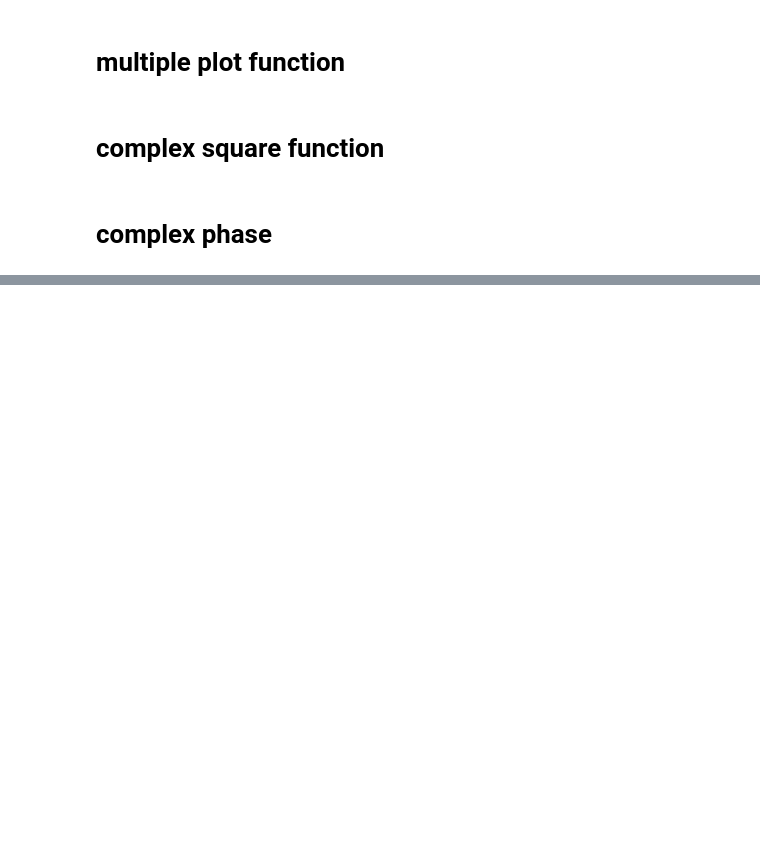
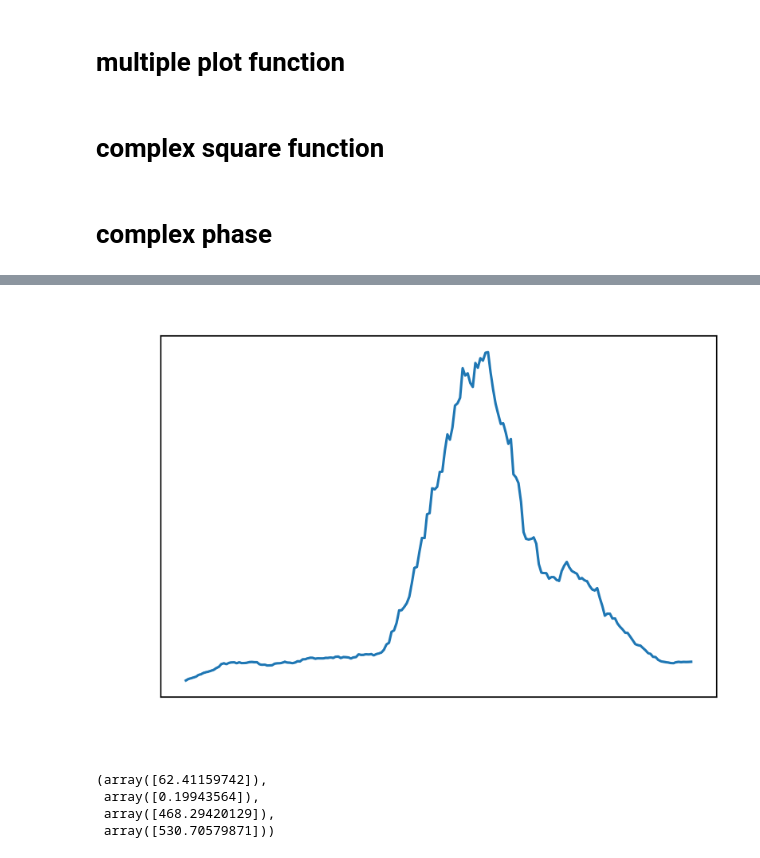
Before and after one commit to tommychinwj/HiddenSiVCenter, a Jupyter notebook: rand6.ipynb, the cells around one changed output, grey strips where cells are left out. Drawn from its saved outputs; the diff is of its cells as text; code cells hidden in the pictures; blank space fills up the shorter version.

Commit message:
filter noise, in progress of measuring FWHM

```diff
--- a/rand6.ipynb
+++ b/rand6.ipynb
@@ -3,6 +3,7 @@ import numpy as np
 import matplotlib.pyplot as plt
 import numba
 import cmath
+import scipy.signal as spsig
 # plt.style.use('seaborn-pastel')
 plt.rcParams['font.family'] = 'sans-serif'
 COLOR = 'w'
@@ -20,8 +21,8 @@ plt.rcParams['savefig.dpi'] = 800
 # plt.rcParams['image.cmap'] = 'coolwarm'
 plt.rcParams['image.cmap'] = 'viridis'
 
-res = 400
-MC_N = int(1e4)
+res = 200
+MC_N = int(1e3)
 peakVals = 1
 # %% [markdown]
 # parameters
@@ -43,14 +44,14 @@ gamma_10 = 1.33e-3  # 28 GHz p.3 or 1.33 Ghz p.5 Smallwood PRL
 
 poi = -0.2  # Poisson ratio of diamond, Kelsey
 
-# nu_t = np.linspace(402.25, 409.5, res)
-# nu_tau = np.linspace(-409.5, -402.25, res)
+nu_t = np.linspace(402.25, 409.5, res)
+nu_tau = np.linspace(-409.5, -402.25, res)
 
 # nu_t = np.linspace(405.5, 408.75, res)
 # nu_tau = np.linspace(-408.75, -405.5, res)
 
-nu_t = np.linspace(-0.5, 0.5, res)
-nu_tau = np.linspace(-0.5, 0.5, res)
+# nu_t = np.linspace(-0.5, 0.5, res)
+# nu_tau = np.linspace(-0.5, 0.5, res)
 # %% [markdown]
 # colorbar function
 # %%
@@ -356,0 +362,14 @@ plt.show()
+# %%
+n = 15  # the larger n is, the smoother curve will be
+b = [1.0 / n] * n
+a = 1
+I_random6_proj_fill_amp = spsig.lfilter(b,a,np.sqrt(abs2(I_random6_proj)))
+
+plt.figure()
+plt.plot(nu_t, I_random6_proj_fill_amp)  # smooth by filter
+plt.title(r'Filtered Projection of $\left |I_{rand6} (\nu_t, \nu_\tau) \right |$ onto $\nu_t$, StdDev =' f'{StdDev:.0e}')
+plt.xlabel(r'Third-order frequency, $\nu_t$ (THz)')
+plt.ylabel(r'Signal (arb. units)')
+plt.show()
+# %% [output]
+[figure, added]
@@ -356,0 +384,7 @@ plt.show()
+# %%
+results_half
+# %% [output]
+(array([62.41159742]),
+ array([0.19943564]),
+ array([468.29420129]),
+ array([530.70579871]))
```
Also changed, not shown: parts of 9 cells of this notebook, 1 other file.
